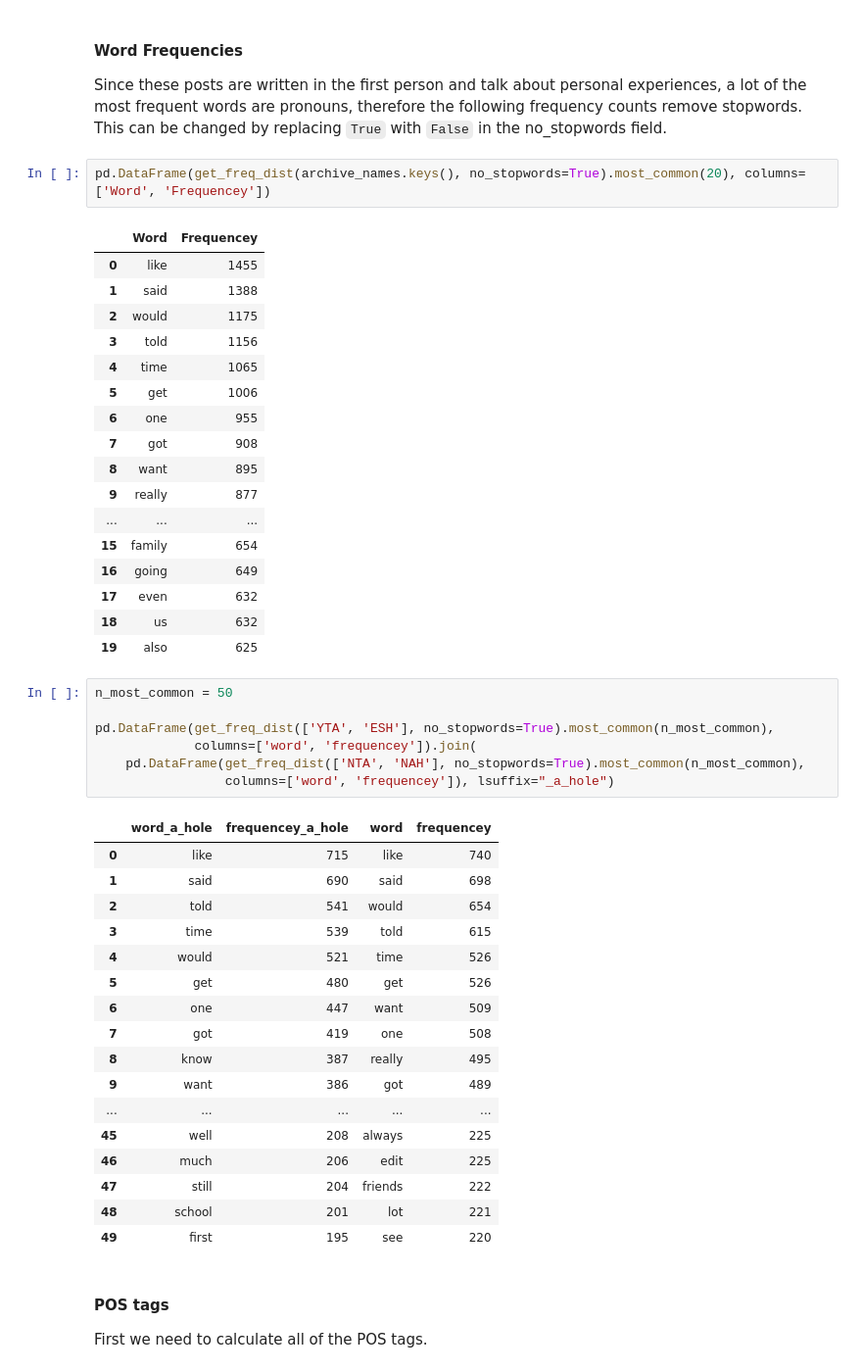
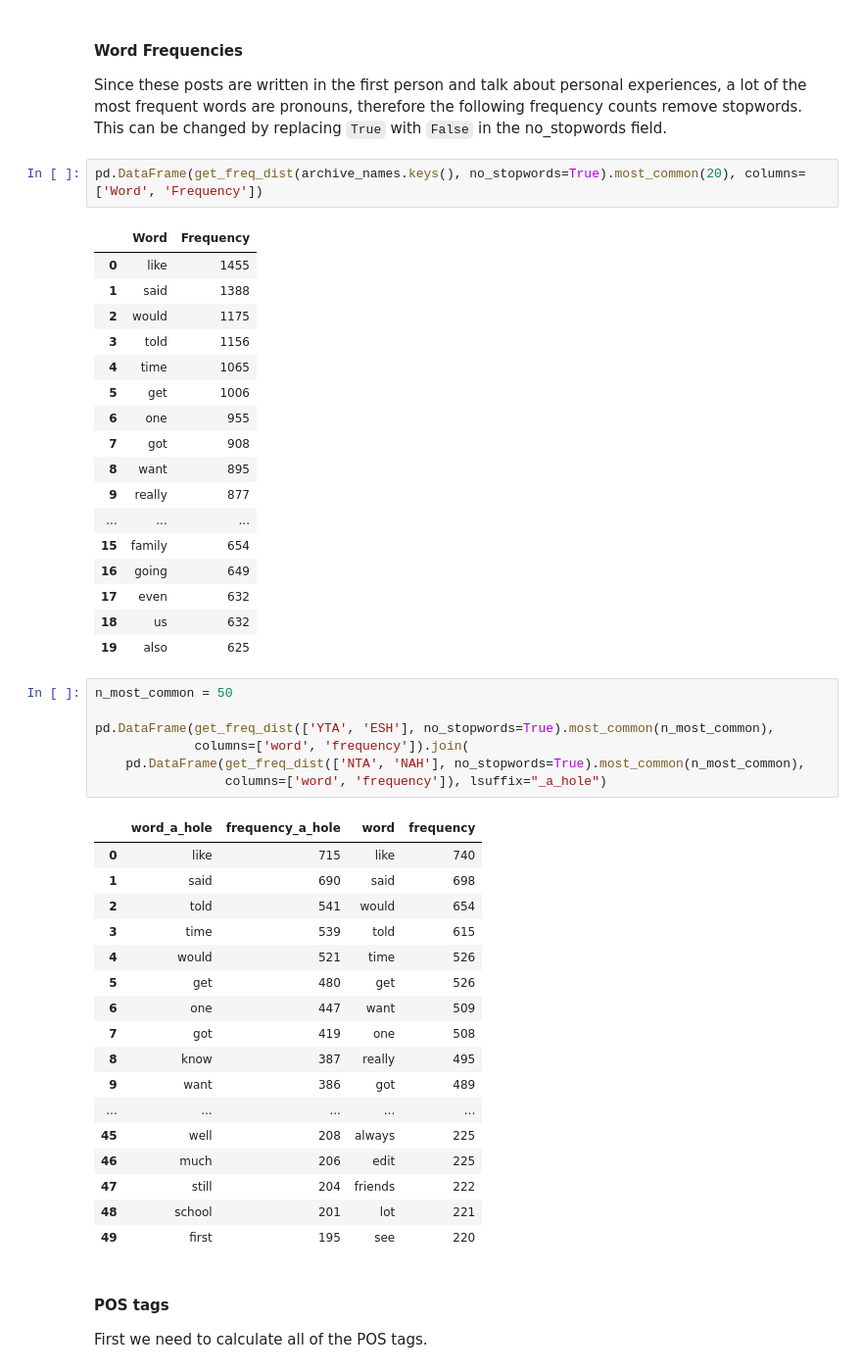
Before and after one commit to davidfsobek/AmItheAssholeAnalysis, a Jupyter notebook: AmItheAssholeAnalysis.ipynb, the cells around one changed output. Shown: that part at 98% size. Cells and saved outputs as stored; diff of their text form.

```diff
--- a/AmItheAssholeAnalysis.ipynb
+++ b/AmItheAssholeAnalysis.ipynb
@@ -254,9 +254,9 @@ corpus.head()
 #### Word Frequencies
 Since these posts are written in the first person and talk about personal experiences, a lot of the most frequent words are pronouns, therefore the following frequency counts remove stopwords. This can be changed by replacing `True` with `False` in the no_stopwords field.
 # %%
-pd.DataFrame(get_freq_dist(archive_names.keys(), no_stopwords=True).most_common(20), columns=['Word', 'Frequencey'])
+pd.DataFrame(get_freq_dist(archive_names.keys(), no_stopwords=True).most_common(20), columns=['Word', 'Frequency'])
 # %% [output]
-|  | Word | Frequencey |
+|  | Word | Frequency |
 | 0 | like | 1455 |
 | 1 | said | 1388 |
 | 2 | would | 1175 |
@@ -276,12 +276,12 @@ pd.DataFrame(get_freq_dist(archive_names.keys(), no_stopwords=True).most_common(
 # %%
 n_most_common = 50
 
 pd.DataFrame(get_freq_dist(['YTA', 'ESH'], no_stopwords=True).most_common(n_most_common),
-             columns=['word', 'frequencey']).join(
+             columns=['word', 'frequency']).join(
     pd.DataFrame(get_freq_dist(['NTA', 'NAH'], no_stopwords=True).most_common(n_most_common),
-                 columns=['word', 'frequencey']), lsuffix="_a_hole")
+                 columns=['word', 'frequency']), lsuffix="_a_hole")
 # %% [output]
-|  | word_a_hole | frequencey_a_hole | word | frequencey |
+|  | word_a_hole | frequency_a_hole | word | frequency |
 | 0 | like | 715 | like | 740 |
 | 1 | said | 690 | said | 698 |
 | 2 | told | 541 | would | 654 |
```
